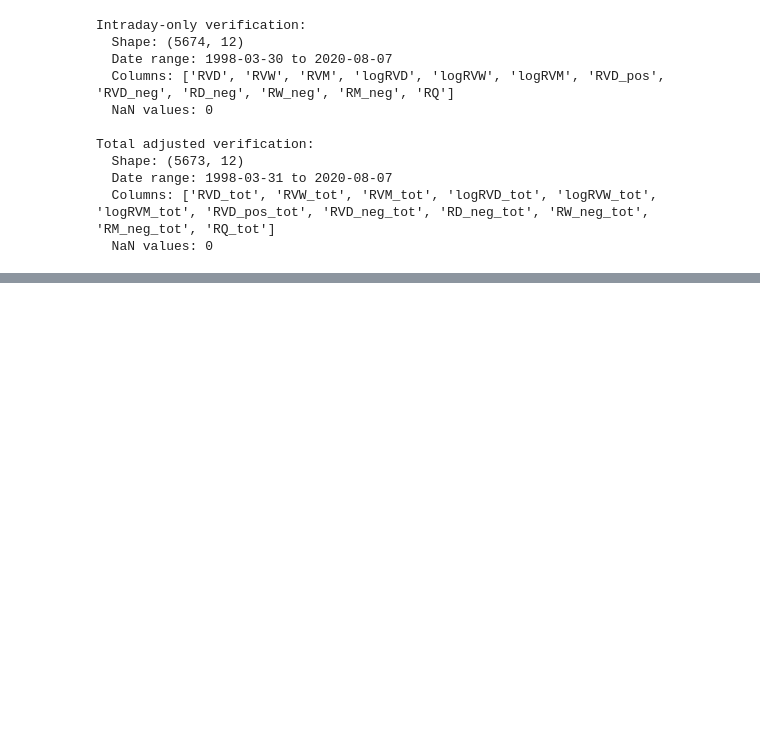
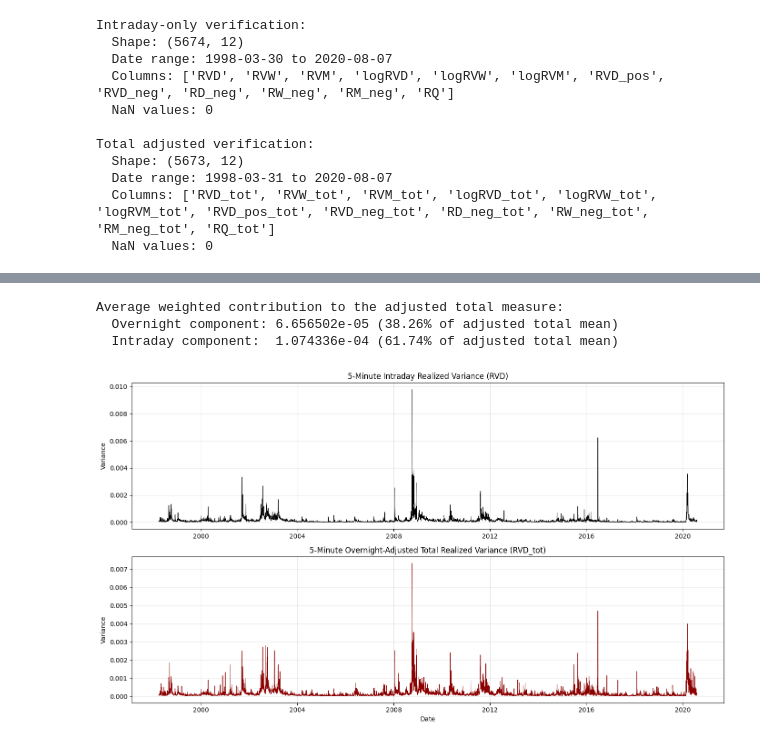
Before and after one commit to tobiasctpersson/MSc-Thesis, a Jupyter notebook: 5-min RV/Python Code/Cleaning Raw Data/MHAR_5min.ipynb, the cells around one changed output, grey strips where cells are left out. Saved outputs shown, nothing was run; the diff lists cells and outputs as text; code cells hidden in the pictures; blank space fills up the shorter version.

Commit message:
Add 5-minute MHAR line charts

```diff
--- a/5-min RV/Python Code/Cleaning Raw Data/MHAR_5min.ipynb
+++ b/5-min RV/Python Code/Cleaning Raw Data/MHAR_5min.ipynb
@@ -506,0 +511,29 @@ Total adjusted verification:
+# %%
+avg_weighted_overnight = omega_1 * mu1
+avg_weighted_intraday = omega_2 * mu2
+avg_total = avg_weighted_overnight + avg_weighted_intraday
+
+print('Average weighted contribution to the adjusted total measure:')
+print(f'  Overnight component: {avg_weighted_overnight:.6e} ({100 * avg_weighted_overnight / avg_total:.2f}% of adjusted total mean)')
+print(f'  Intraday component:  {avg_weighted_intraday:.6e} ({100 * avg_weighted_intraday / avg_total:.2f}% of adjusted total mean)')
+
+fig, axes = plt.subplots(2, 1, figsize=(14, 8), sharex=False)
+
+axes[0].plot(MHAR_5m_intraday.index, MHAR_5m_intraday['RVD'], color='black', linewidth=0.7)
+axes[0].set_title('5-Minute Intraday Realized Variance (RVD)')
+axes[0].set_ylabel('Variance')
+axes[0].grid(True, alpha=0.3)
+
+axes[1].plot(MHAR_5m_total.index, MHAR_5m_total['RVD_tot'], color='darkred', linewidth=0.7)
+axes[1].set_title('5-Minute Overnight-Adjusted Total Realized Variance (RVD_tot)')
+axes[1].set_ylabel('Variance')
+axes[1].set_xlabel('Date')
+axes[1].grid(True, alpha=0.3)
+
+plt.tight_layout()
+plt.show()
+# %% [output]
+Average weighted contribution to the adjusted total measure:
+  Overnight component: 6.656502e-05 (38.26% of adjusted total mean)
+  Intraday component:  1.074336e-04 (61.74% of adjusted total mean)
+[figure, added]
```
Also changed, not shown: parts of 1 cell of this notebook.
